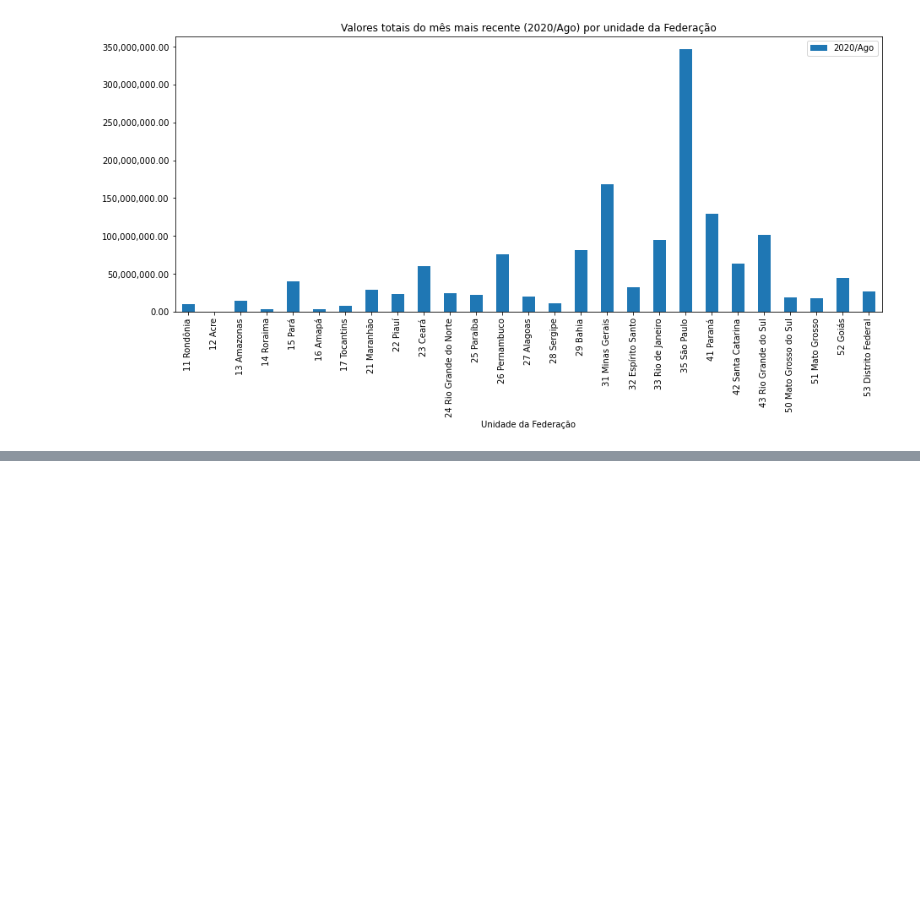
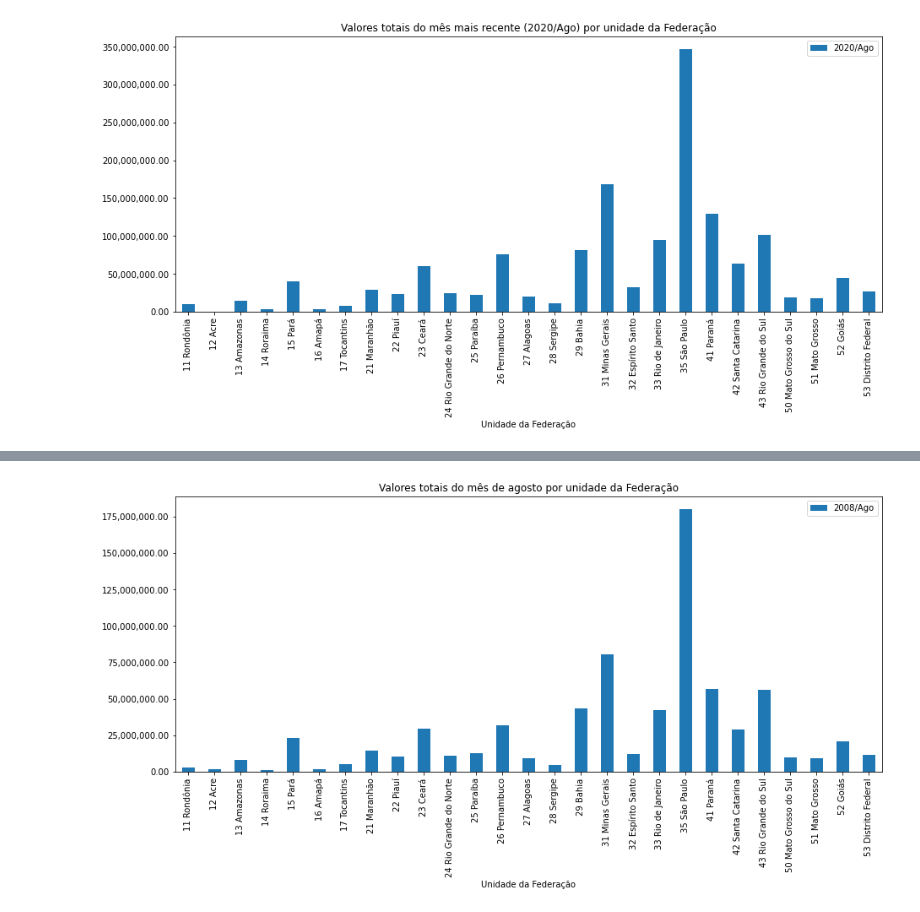
Before and after one commit to BrunoASNascimento/bootcamp-datascience-alura, a Jupyter notebook: modulo_01.ipynb, the cells around one changed output, grey strips where cells are left out. Cells and saved outputs as stored; diff of their text form; code cells hidden in the pictures; blank space fills up the shorter version.

Commit message:
Add graph and uf

```diff
--- a/modulo_01.ipynb
+++ b/modulo_01.ipynb
@@ -90,0 +105,13 @@ plt.show()
+# %%
+data_atendimento = pd.read_csv(
+    'https://raw.githubusercontent.com/BrunoASNascimento/bootcamp-datascience-alura/main/data/procedimentos_sus_internacao_valor_total_ano_mes_atendimento.csv',
+    sep=';',
+    skiprows=3,
+    skipfooter=12,
+    encoding='ISO-8859-1',
+    thousands=".",
+    decimal=","
+)
+data_atendimento.replace('-',np.nan,inplace=True)
+data_atendimento[data_atendimento.columns[1:]]=data_atendimento[data_atendimento.columns[1:]].astype("float")
+data_atendimento
@@ -90,0 +160,7 @@ plt.show()
+# %%
+ax = data_atendimento.plot(x="Unidade da Federação",y="2008/Ago",kind="bar",figsize=(15,6))
+ax.yaxis.set_major_formatter(ticker.StrMethodFormatter("{x:,.2f}"))
+plt.title("Valores totais do mês de agosto por unidade da Federação")
+plt.show()
+# %% [output]
+[figure, added]
```
Also changed, not shown: parts of 23 cells of this notebook.
